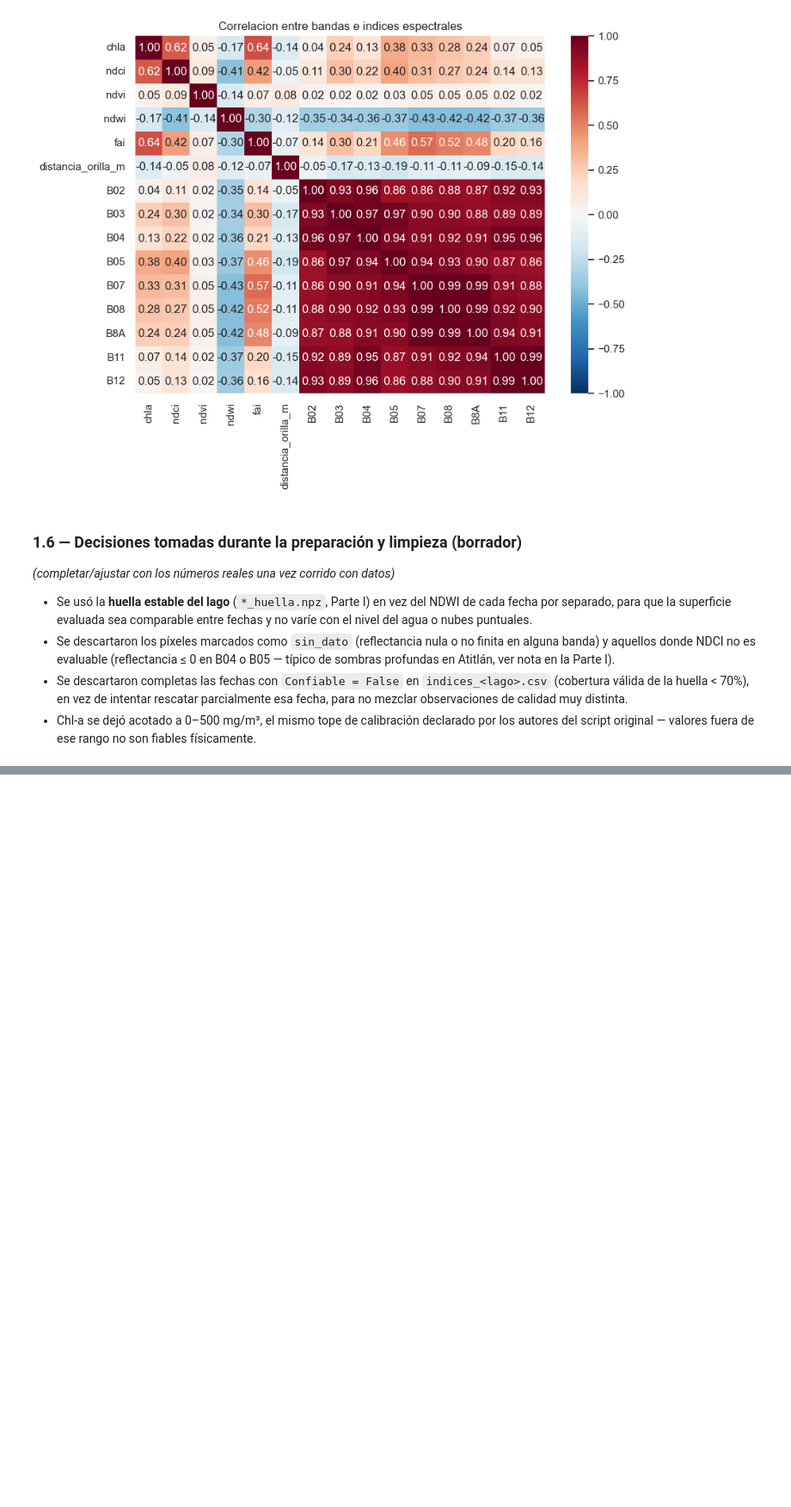
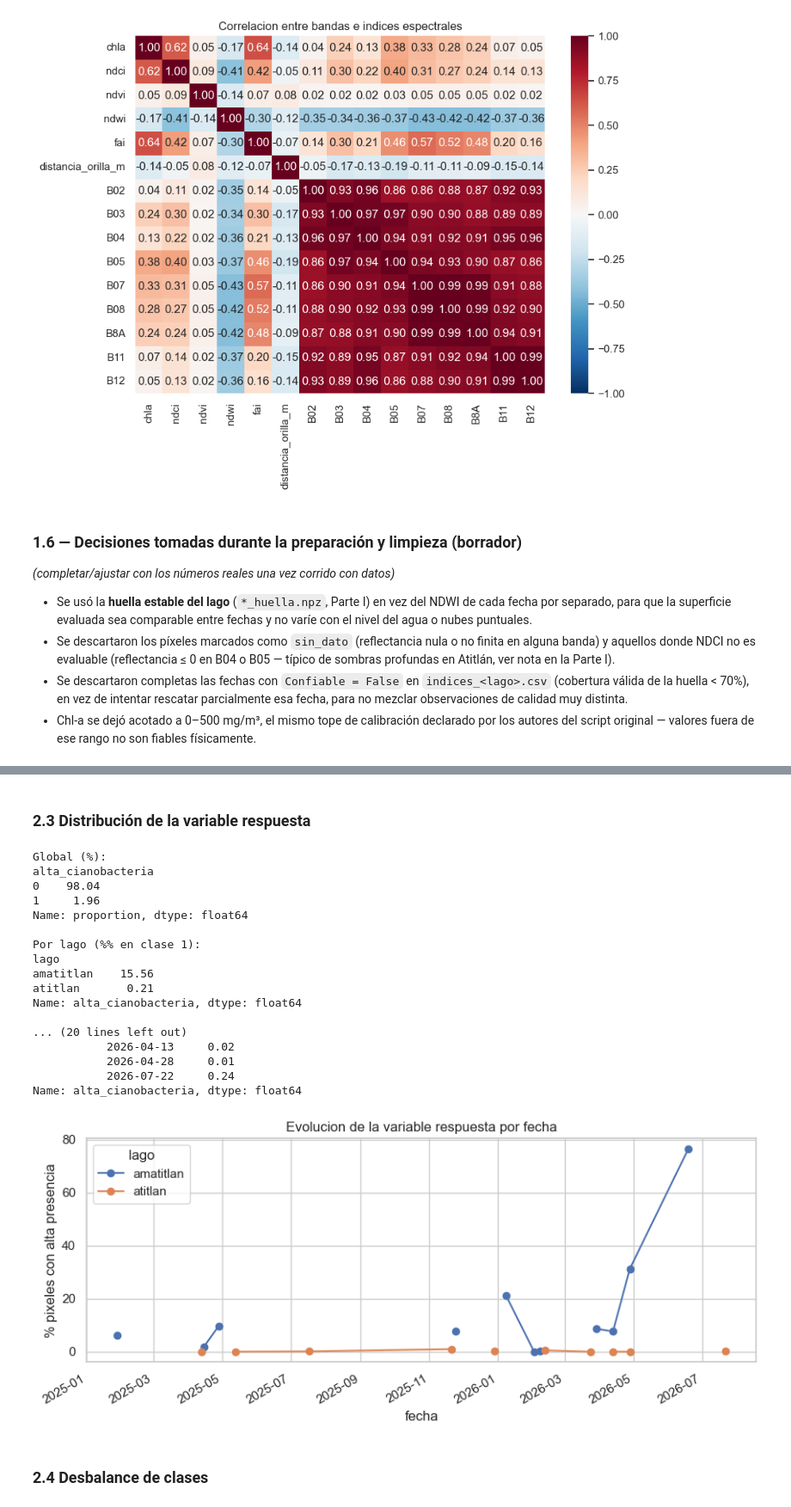
Before and after one commit to AngelEsquit/Lab4-DS, a Jupyter notebook: notebooks/Lab4_Parte2_ML.ipynb, the cells around one changed output, grey strips where cells are left out. Shown at 86% size. Saved outputs shown, nothing was run; the diff lists cells and outputs as text; code cells hidden in the pictures; blank space fills up the shorter version.

```diff
--- a/notebooks/Lab4_Parte2_ML.ipynb
+++ b/notebooks/Lab4_Parte2_ML.ipynb
@@ -403,0 +408,4 @@ if not df_pixeles.empty:
+# %%
+if not df_pixeles.empty:
+    df_pixeles["alta_cianobacteria"] = (df_pixeles["chla"] >= UMBRAL_ALTO).astype(int)
+    df_pixeles["alta_cianobacteria"].value_counts()
@@ -403,0 +445,41 @@ if not df_pixeles.empty:
+# %% [markdown]
+### 2.3 Distribución de la variable respuesta
+# %%
+if not df_pixeles.empty:
+    print("Global (%):")
+    print(df_pixeles["alta_cianobacteria"].value_counts(normalize=True).mul(100).round(2))
+
+    print("\nPor lago (%% en clase 1):")
+    print(df_pixeles.groupby("lago")["alta_cianobacteria"].mean().mul(100).round(2))
+
+    print("\nPor lago y fecha (%% en clase 1):")
+    print(df_pixeles.groupby(["lago", "fecha"])["alta_cianobacteria"].mean().mul(100).round(2))
+
+    fig, ax = plt.subplots(figsize=(9, 4))
+    (df_pixeles.groupby(["fecha", "lago"])["alta_cianobacteria"].mean().mul(100)
+     .unstack().plot(marker="o", ax=ax))
+    ax.set_ylabel("% pixeles con alta presencia")
+    ax.set_title("Evolucion de la variable respuesta por fecha")
+    plt.tight_layout()
+    plt.show()
+# %% [output]
+Global (%):
+alta_cianobacteria
+0    98.04
+1     1.96
+Name: proportion, dtype: float64
+
+Por lago (%% en clase 1):
+lago
+amatitlan    15.56
+atitlan       0.21
+Name: alta_cianobacteria, dtype: float64
+
+... (20 lines left out)
+           2026-04-13     0.02
+           2026-04-28     0.01
+           2026-07-22     0.24
+Name: alta_cianobacteria, dtype: float64
+[figure, added]
+# %% [markdown]
+### 2.4 Desbalance de clases
```
Also changed, not shown: parts of 7 cells of this notebook.
